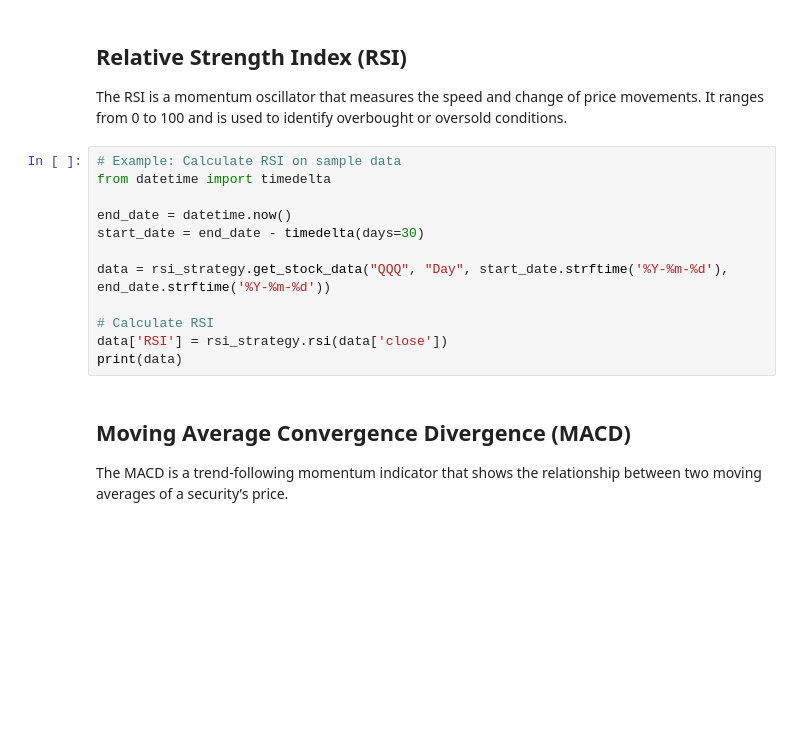
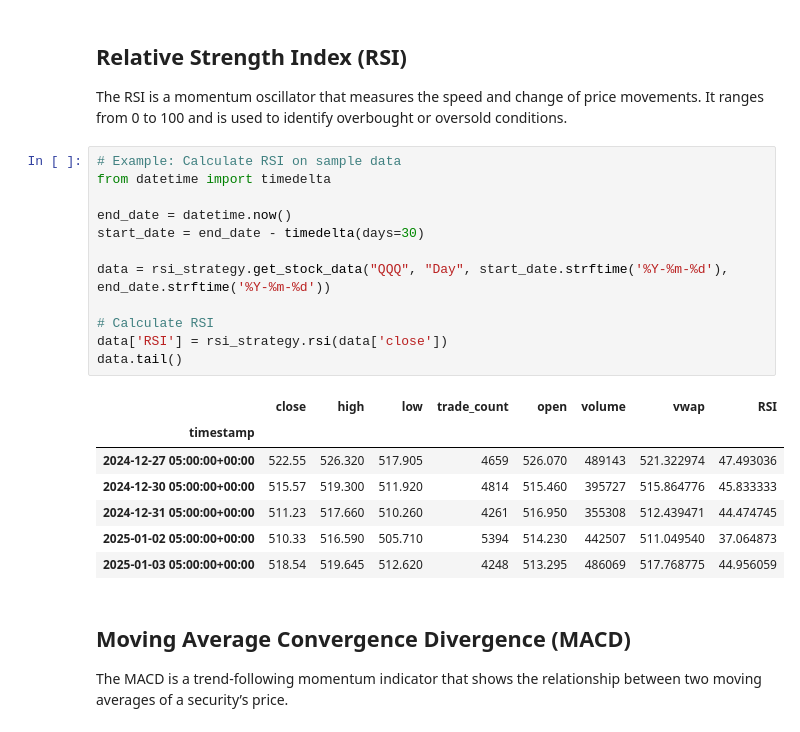
Before and after one commit to YsneAtigui/Trading-bot, a Jupyter notebook: RSI_Strategy_Demo.ipynb, the cells around one changed output. Saved outputs shown, nothing was run; the diff lists cells and outputs as text; blank space fills up the shorter version.

```diff
--- a/RSI_Strategy_Demo.ipynb
+++ b/RSI_Strategy_Demo.ipynb
@@ -30,15 +32,23 @@ It ranges from 0 to 100 and is used to identify overbought or oversold condition
 # %%
 # Example: Calculate RSI on sample data
 from datetime import timedelta
 
 end_date = datetime.now()
 start_date = end_date - timedelta(days=30)
 
 data = rsi_strategy.get_stock_data("QQQ", "Day", start_date.strftime('%Y-%m-%d'), end_date.strftime('%Y-%m-%d'))
 
 # Calculate RSI
 data['RSI'] = rsi_strategy.rsi(data['close'])
-print(data)
+data.tail()
+# %% [output]
+|  | close | high | low | trade_count | open | volume | vwap | RSI |
+| timestamp |  |  |  |  |  |  |  |  |
+| 2024-12-27 05:00:00+00:00 | 522.55 | 526.320 | 517.905 | 4659 | 526.070 | 489143 | 521.322974 | 47.493036 |
+| 2024-12-30 05:00:00+00:00 | 515.57 | 519.300 | 511.920 | 4814 | 515.460 | 395727 | 515.864776 | 45.833333 |
+| 2024-12-31 05:00:00+00:00 | 511.23 | 517.660 | 510.260 | 4261 | 516.950 | 355308 | 512.439471 | 44.474745 |
+| 2025-01-02 05:00:00+00:00 | 510.33 | 516.590 | 505.710 | 5394 | 514.230 | 442507 | 511.049540 | 37.064873 |
+| 2025-01-03 05:00:00+00:00 | 518.54 | 519.645 | 512.620 | 4248 | 513.295 | 486069 | 517.768775 | 44.956059 |
 # %% [markdown]
 ## Moving Average Convergence Divergence (MACD)
 The MACD is a trend-following momentum indicator that shows the relationship between two moving averages of a security’s price.
```
Also changed, not shown: parts of 6 cells of this notebook, 1 other file.
